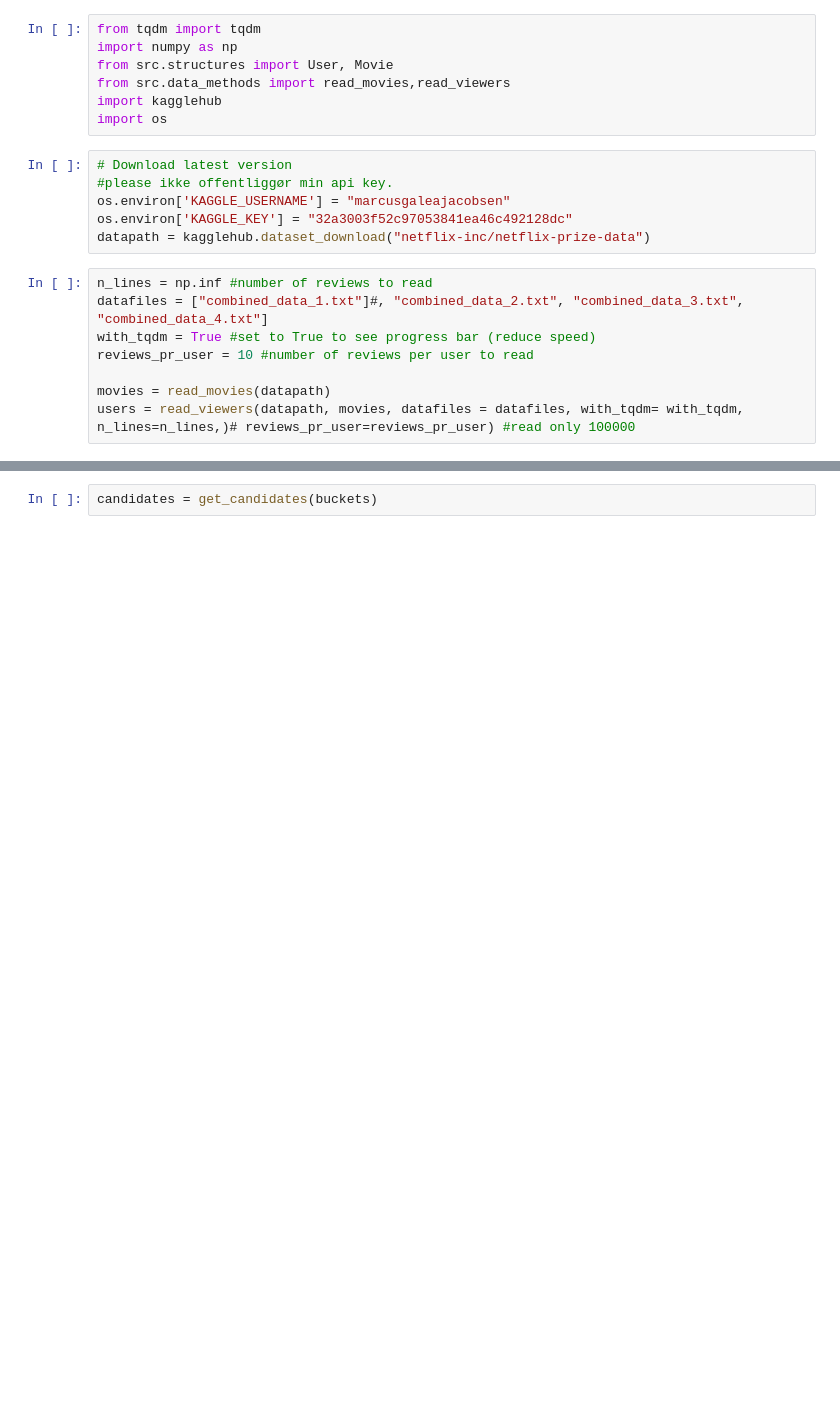
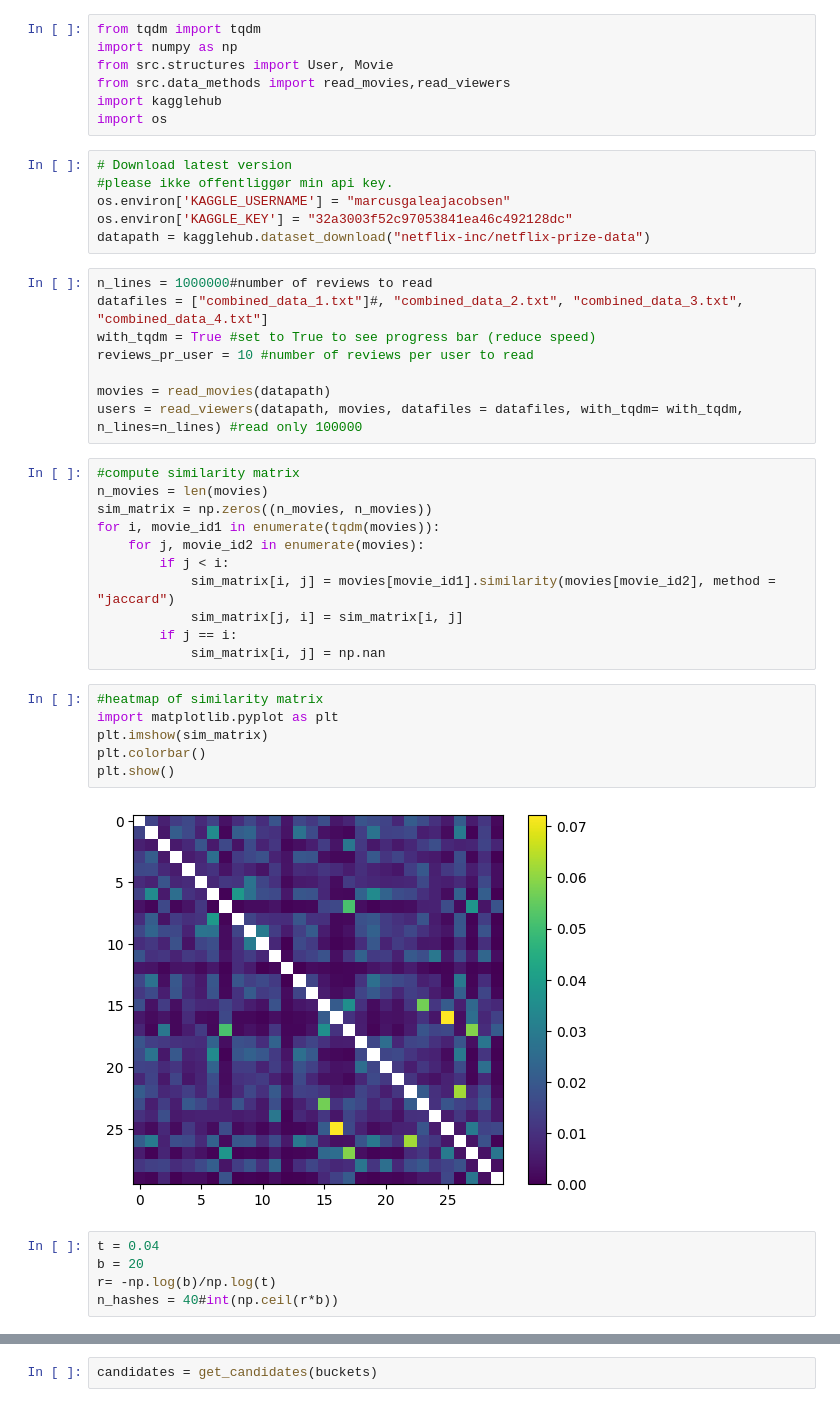
Before and after one commit to MarcusGalea/netflix_recommendation_project, a Jupyter notebook: scripts/lsh_analysis.ipynb, the cells around one changed output, grey strips where cells are left out. Drawn from its saved outputs; the diff is of its cells as text; blank space fills up the shorter version.

Commit message:
methods

```diff
--- a/scripts/lsh_analysis.ipynb
+++ b/scripts/lsh_analysis.ipynb
@@ -12,11 +12,35 @@ os.environ['KAGGLE_USERNAME'] = "marcusgaleajacobsen"
 os.environ['KAGGLE_KEY'] = "32a3003f52c97053841ea46c492128dc"
 datapath = kagglehub.dataset_download("netflix-inc/netflix-prize-data")
 # %%
-n_lines = np.inf #number of reviews to read
+n_lines = 1000000#number of reviews to read
 datafiles = ["combined_data_1.txt"]#, "combined_data_2.txt", "combined_data_3.txt", "combined_data_4.txt"]
 with_tqdm = True #set to True to see progress bar (reduce speed)
 reviews_pr_user = 10 #number of reviews per user to read
 
 movies = read_movies(datapath)
-users = read_viewers(datapath, movies, datafiles = datafiles, with_tqdm= with_tqdm, n_lines=n_lines,)# reviews_pr_user=reviews_pr_user) #read only 100000
+users = read_viewers(datapath, movies, datafiles = datafiles, with_tqdm= with_tqdm, n_lines=n_lines) #read only 100000
+# %%
+#compute similarity matrix
+n_movies = len(movies)
+sim_matrix = np.zeros((n_movies, n_movies))
+for i, movie_id1 in enumerate(tqdm(movies)):
+    for j, movie_id2 in enumerate(movies):
+        if j < i:
+            sim_matrix[i, j] = movies[movie_id1].similarity(movies[movie_id2], method = "jaccard")
+            sim_matrix[j, i] = sim_matrix[i, j]
+        if j == i:
+            sim_matrix[i, j] = np.nan
+# %%
+#heatmap of similarity matrix
+import matplotlib.pyplot as plt
+plt.imshow(sim_matrix)
+plt.colorbar()
+plt.show()
+# %% [output]
+[figure, added]
+# %%
+t = 0.04
+b = 20
+r= -np.log(b)/np.log(t)
+n_hashes = 40#int(np.ceil(r*b))
 # %%
```
Also changed, not shown: parts of 11 cells of this notebook, 1 other file.
